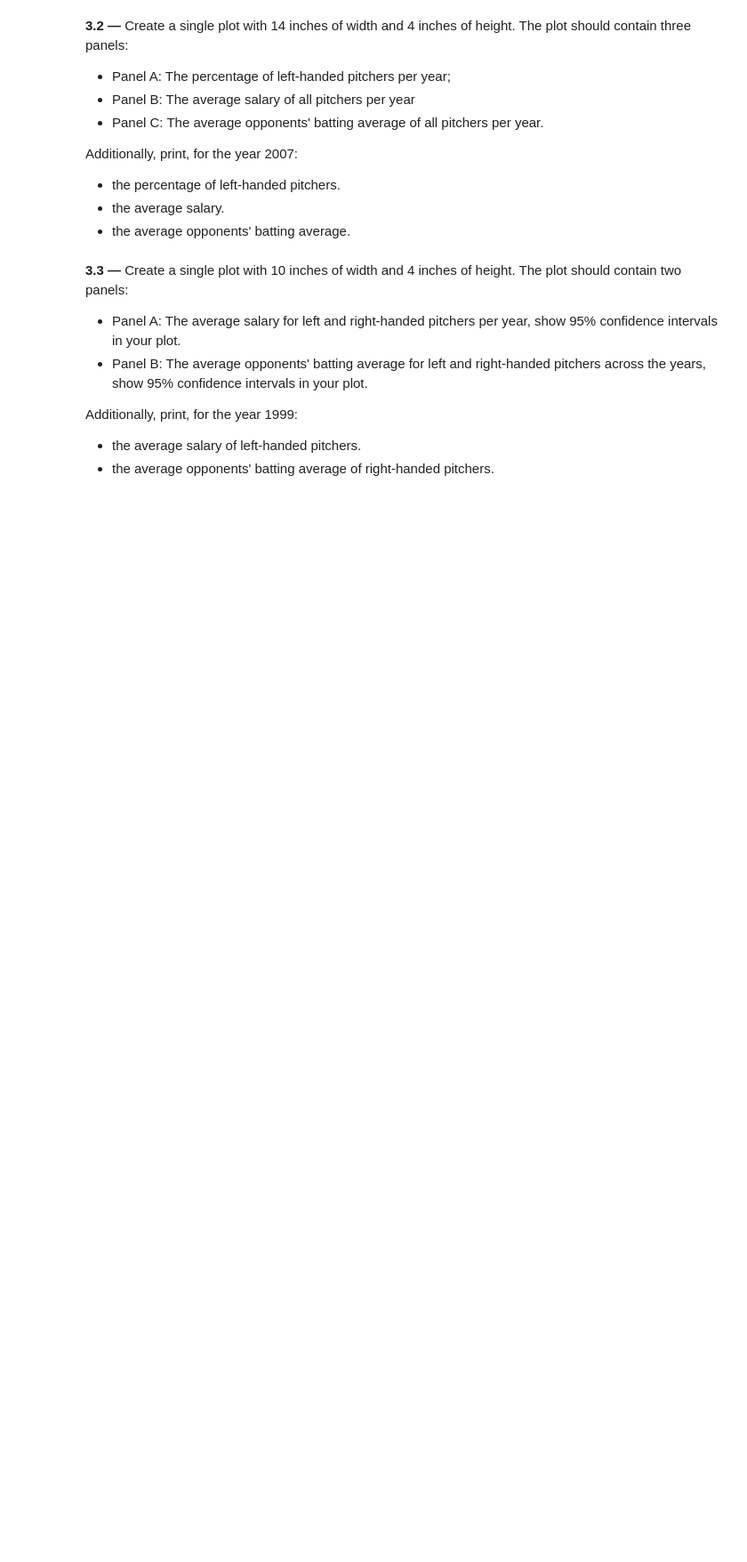
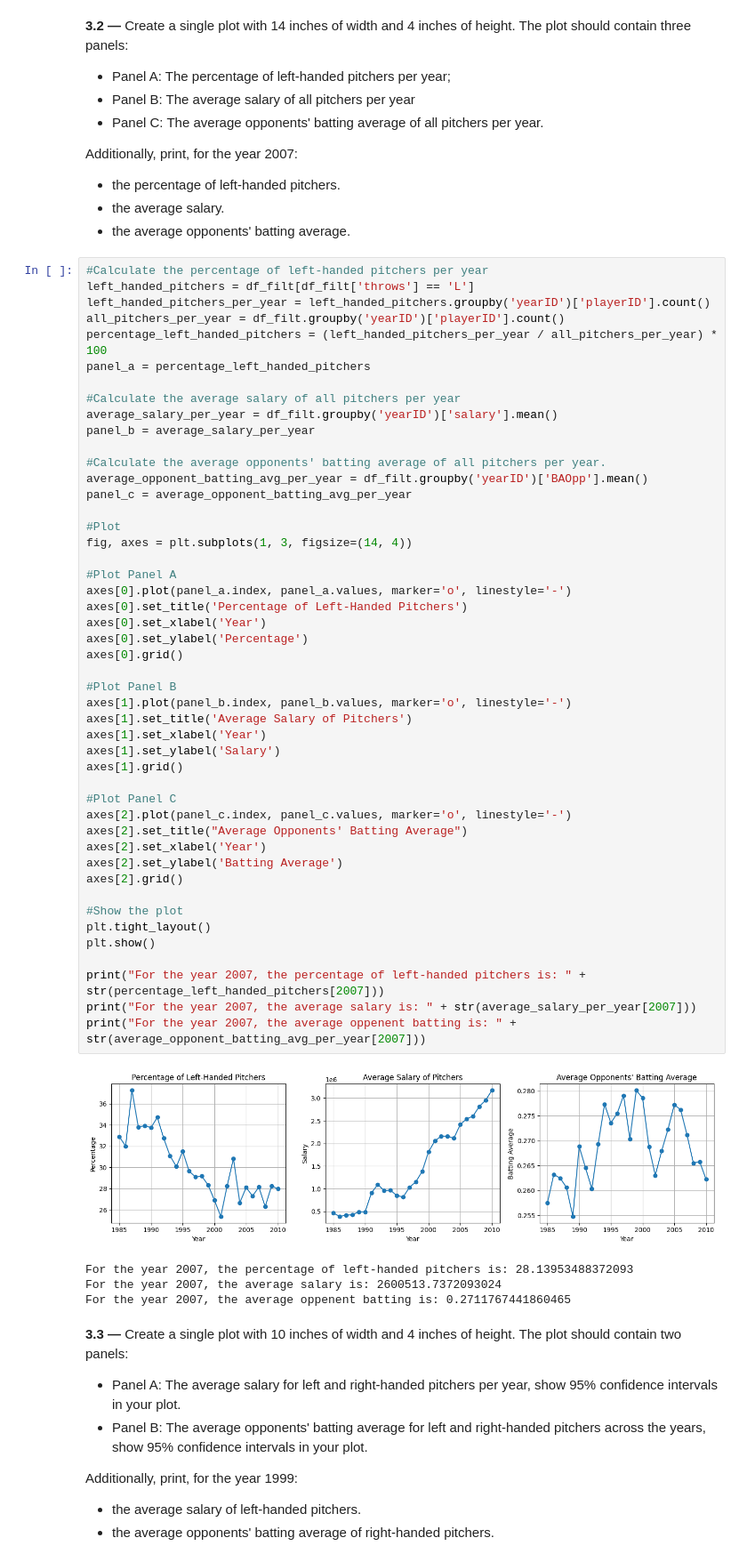
Before and after one commit to benjaminAouzir/FautTrouverUnNomPourADA, a Jupyter notebook: 01 - Pandas Data Wrangling and Data Viz/h1.ipynb, the cells around one changed output. Shown: that part at 89% size. Drawn from its saved outputs; the diff is of its cells as text; blank space fills up the shorter version.

```diff
--- a/01 - Pandas Data Wrangling and Data Viz/h1.ipynb
+++ b/01 - Pandas Data Wrangling and Data Viz/h1.ipynb
@@ -452,6 +485,58 @@ Additionally, print, for the year 2007:
 - the percentage of left-handed pitchers.
 - the average salary.
 - the average  opponents' batting average.
+# %%
+#Calculate the percentage of left-handed pitchers per year
+left_handed_pitchers = df_filt[df_filt['throws'] == 'L']
+left_handed_pitchers_per_year = left_handed_pitchers.groupby('yearID')['playerID'].count()
+all_pitchers_per_year = df_filt.groupby('yearID')['playerID'].count()
+percentage_left_handed_pitchers = (left_handed_pitchers_per_year / all_pitchers_per_year) * 100
+panel_a = percentage_left_handed_pitchers
+
+#Calculate the average salary of all pitchers per year
+average_salary_per_year = df_filt.groupby('yearID')['salary'].mean()
+panel_b = average_salary_per_year
+
+#Calculate the average opponents' batting average of all pitchers per year.
+average_opponent_batting_avg_per_year = df_filt.groupby('yearID')['BAOpp'].mean()
+panel_c = average_opponent_batting_avg_per_year
+
+#Plot
+fig, axes = plt.subplots(1, 3, figsize=(14, 4))
+
+#Plot Panel A
+axes[0].plot(panel_a.index, panel_a.values, marker='o', linestyle='-')
+axes[0].set_title('Percentage of Left-Handed Pitchers')
+axes[0].set_xlabel('Year')
+axes[0].set_ylabel('Percentage')
+axes[0].grid()
+
+#Plot Panel B
+axes[1].plot(panel_b.index, panel_b.values, marker='o', linestyle='-')
+axes[1].set_title('Average Salary of Pitchers')
+axes[1].set_xlabel('Year')
+axes[1].set_ylabel('Salary')
+axes[1].grid()
+
+#Plot Panel C
+axes[2].plot(panel_c.index, panel_c.values, marker='o', linestyle='-')
+axes[2].set_title("Average Opponents' Batting Average")
+axes[2].set_xlabel('Year')
+axes[2].set_ylabel('Batting Average')
+axes[2].grid()
+
+#Show the plot
+plt.tight_layout()
+plt.show()
+
+print("For the year 2007, the percentage of left-handed pitchers is: " + str(percentage_left_handed_pitchers[2007]))
+print("For the year 2007, the average salary is: " + str(average_salary_per_year[2007]))
+print("For the year 2007, the average oppenent batting is: " + str(average_opponent_batting_avg_per_year[2007]))
+# %% [output]
+[figure, added]
+For the year 2007, the percentage of left-handed pitchers is: 28.13953488372093
+For the year 2007, the average salary is: 2600513.7372093024
+For the year 2007, the average oppenent batting is: 0.2711767441860465
 # %% [markdown]
 **3.3 —** Create a single plot with 10 inches of width and 4 inches of height. The plot should contain two panels:
 - Panel A: The average salary for left and right-handed pitchers per year, show 95% confidence intervals in your plot.
```
Also changed, not shown: parts of 10 cells of this notebook.
